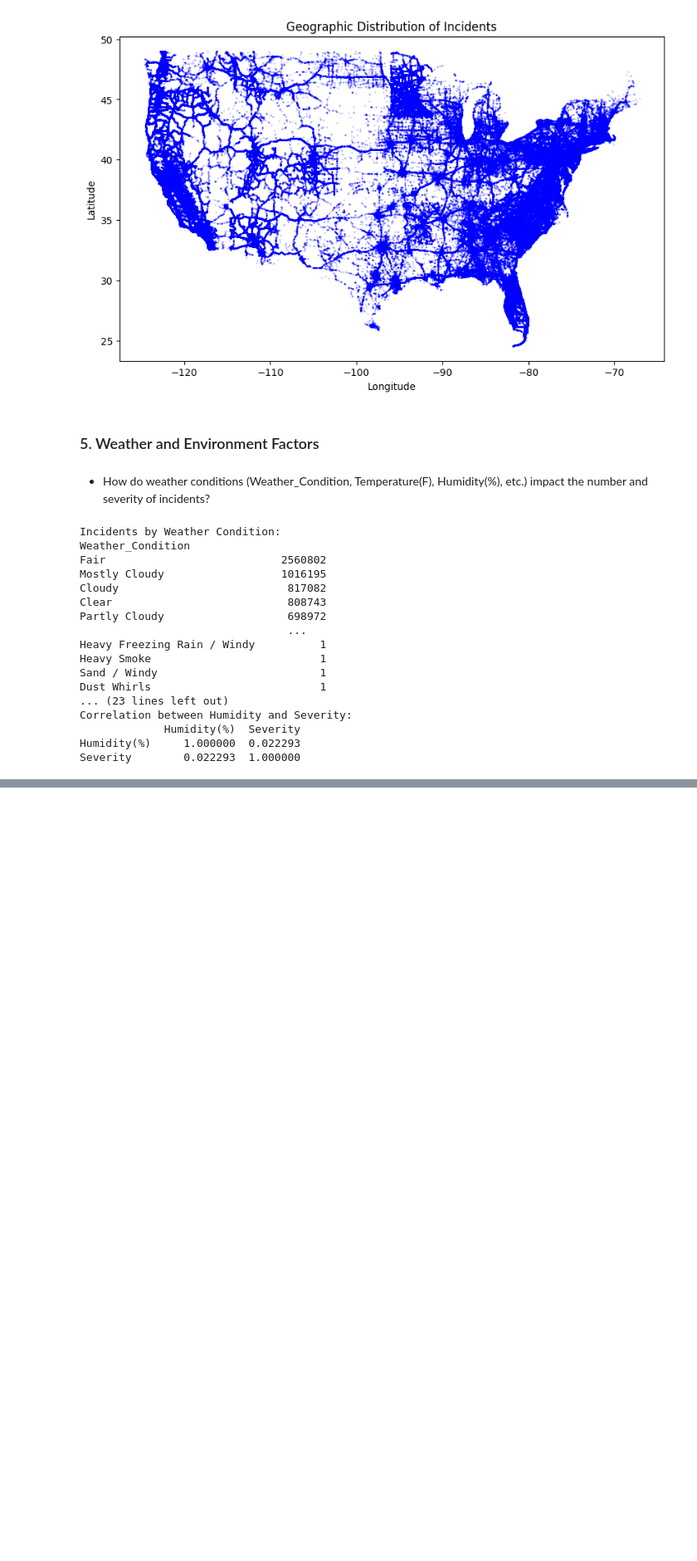
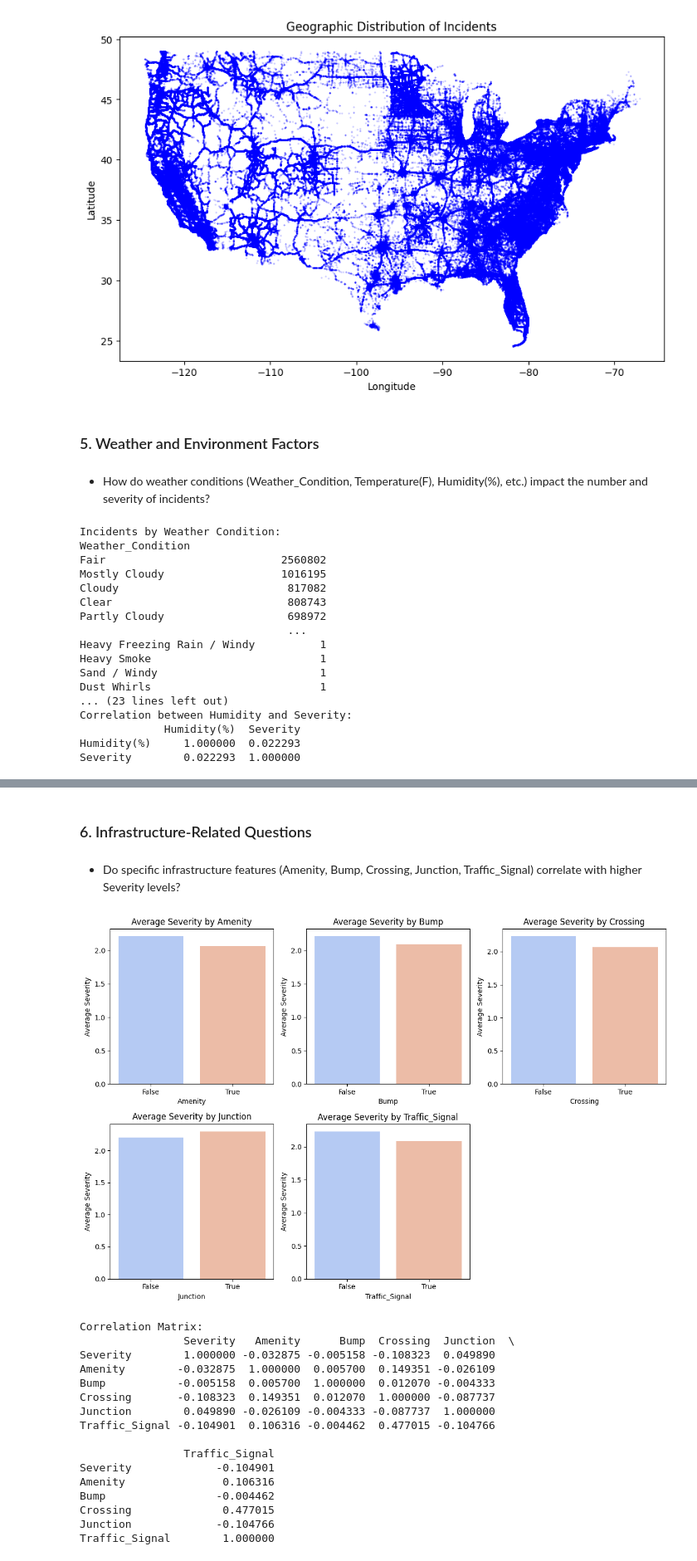
Before and after one commit to KhanAmin7/US_Accidents_EDA_project, a Jupyter notebook: US_Accidents.ipynb, the cells around one changed output, grey strips where cells are left out. Shown at 83% size. Cells and saved outputs as stored; diff of their text form; code cells hidden in the pictures; blank space fills up the shorter version.

```diff
--- a/US_Accidents.ipynb
+++ b/US_Accidents.ipynb
@@ -402,0 +444,55 @@ Severity        0.022293  1.000000
+# %% [markdown]
+### 6. Infrastructure-Related Questions
+# %% [markdown]
+- Do specific infrastructure features (Amenity, Bump, Crossing, Junction, Traffic_Signal) correlate with higher Severity levels?
+# %%
+features = ['Severity', 'Amenity', 'Bump', 'Crossing', 'Junction', 'Traffic_Signal']
+df = df[features]
+
+
+
+severity_by_feature = {
+    feature: df.groupby(feature)['Severity'].mean() for feature in features[1:]
+}
+
+
+plt.figure(figsize=(12, 8))
+
+for i, (feature, severity) in enumerate(severity_by_feature.items(), start=1):
+    plt.subplot(2, 3, i)
+    sns.barplot(x=severity.index, y=severity.values, palette="coolwarm")
+    plt.title(f'Average Severity by {feature}')
+    plt.xlabel(feature)
+    plt.ylabel('Average Severity')
+
+plt.tight_layout()
+plt.show()
+
+
+correlation = df[features].corr()
+print("Correlation Matrix:")
+print(correlation)
+
+
+plt.figure(figsize=(8, 6))
+sns.heatmap(correlation, annot=True, cmap='coolwarm', fmt=".2f", vmin=-1, vmax=1)
+plt.title('Correlation Matrix of Features with Severity')
+plt.show()
+# %% [output]
+[figure, added]
+Correlation Matrix:
+                Severity   Amenity      Bump  Crossing  Junction  \
+Severity        1.000000 -0.032875 -0.005158 -0.108323  0.049890
+Amenity        -0.032875  1.000000  0.005700  0.149351 -0.026109
+Bump           -0.005158  0.005700  1.000000  0.012070 -0.004333
+Crossing       -0.108323  0.149351  0.012070  1.000000 -0.087737
+Junction        0.049890 -0.026109 -0.004333 -0.087737  1.000000
+Traffic_Signal -0.104901  0.106316 -0.004462  0.477015 -0.104766
+
+                Traffic_Signal
+Severity             -0.104901
+Amenity               0.106316
+Bump                 -0.004462
+Crossing              0.477015
+Junction             -0.104766
+Traffic_Signal        1.000000
```
Also changed, not shown: parts of 7 cells of this notebook.
